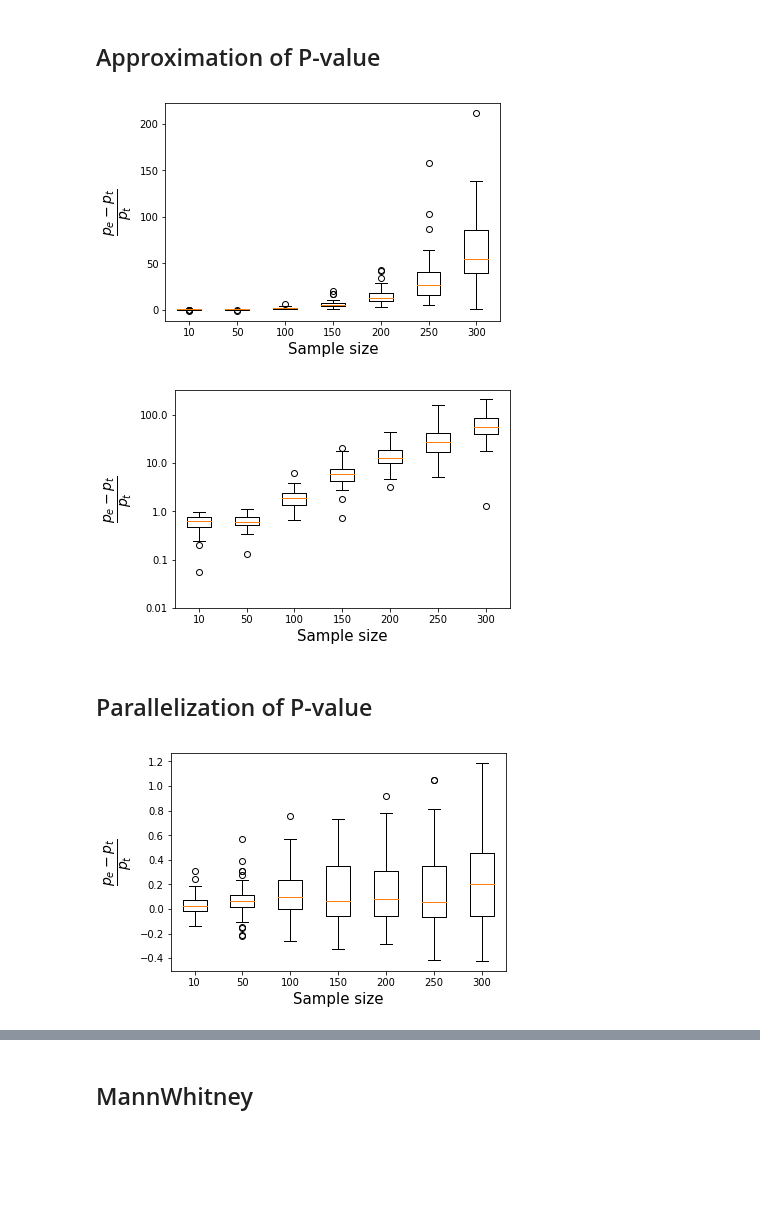
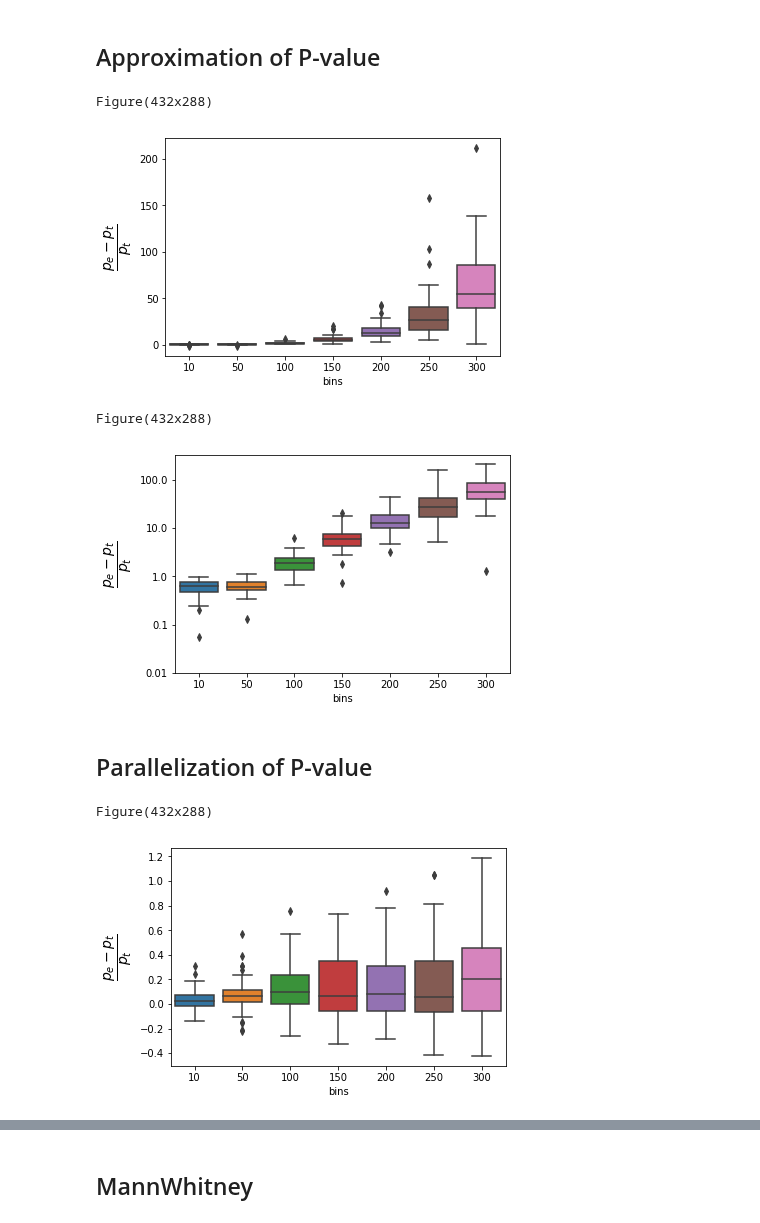
Before and after one commit to statisticalbiotechnology/parallelPermutationTest, a Jupyter notebook: Comparison 2 Accuracy.ipynb, the cells around one changed output, grey strips where cells are left out. Cells and saved outputs as stored; diff of their text form; code cells hidden in the pictures; blank space fills up the shorter version.

```diff
--- a/Comparison 2 Accuracy.ipynb
+++ b/Comparison 2 Accuracy.ipynb
@@ -194,3 +194,26 @@ def boxPlot(error, Bin, log=False, path=None):
 
     if path:
         fig.savefig(path+".jpg", bbox_inches='tight')
+# %%
+def SNSboxPlot(error, Bin, log=False, path=None):
+
+    data = preparePandas(error, Bin)
+    pdData = pd.DataFrame(data, columns=['error','bins'])
+
+    snsPlot = sns.boxplot(x="bins", y="error", data=pdData)
+
+
+    plt.ylabel(r"$\frac{p_{e}-p_{t}}{p_{t}}$",fontsize=20)
+
+
+    if log:
+        RANGE = np.arange(np.floor(np.min(error)), np.ceil(np.max(error)))
+        plt.yticks(RANGE, 10.0**RANGE)
+
+
+
+    if path:
+        fig = snsPlot.get_figure()
+        print(fig)
+
+        fig.savefig(path)
@@ -338,17 +381,20 @@ PE_err5_6, PAE_err5_6, PMW_err5_6 = compare(p_val_list5_6, pe_list5_6, pt_list5_
 # %% [markdown]
 ## Approximation of P-value
 # %%
-boxPlot(PAE_err5_6, sampleShape, path=getPATH(path, str(mean),"fastPermBox"))
+SNSboxPlot(PAE_err5_6, sampleShape, path=getPATH(path, str(mean),"SNSfastPermBox"))
 # %% [output]
+Figure(432x288)
-[figure, old version]
+[figure, new version]
 # %%
-boxPlot(np.log10(np.abs(PAE_err5_6)), sampleShape, path=getPATH(path, str(mean),"fastPermBoxLog"), log=True)
+SNSboxPlot(np.log10(np.abs(PAE_err5_6)), sampleShape, path=getPATH(path, str(mean),"SNSfastPermBoxLog"), log=True)
 # %% [output]
+Figure(432x288)
-[figure, old version]
+[figure, new version]
 # %% [markdown]
 ## Parallelization of P-value
 # %%
-boxPlot(PE_err5_6, sampleShape, path=getPATH(path, str(mean),"parallelBox"))
+SNSboxPlot(PE_err5_6, sampleShape, path=getPATH(path, str(mean),"SNSparallelBox"))
 # %% [output]
+Figure(432x288)
-[figure, old version]
+[figure, new version]
 # %%
```
Also changed, not shown: parts of 29 cells of this notebook, 45 other files.
